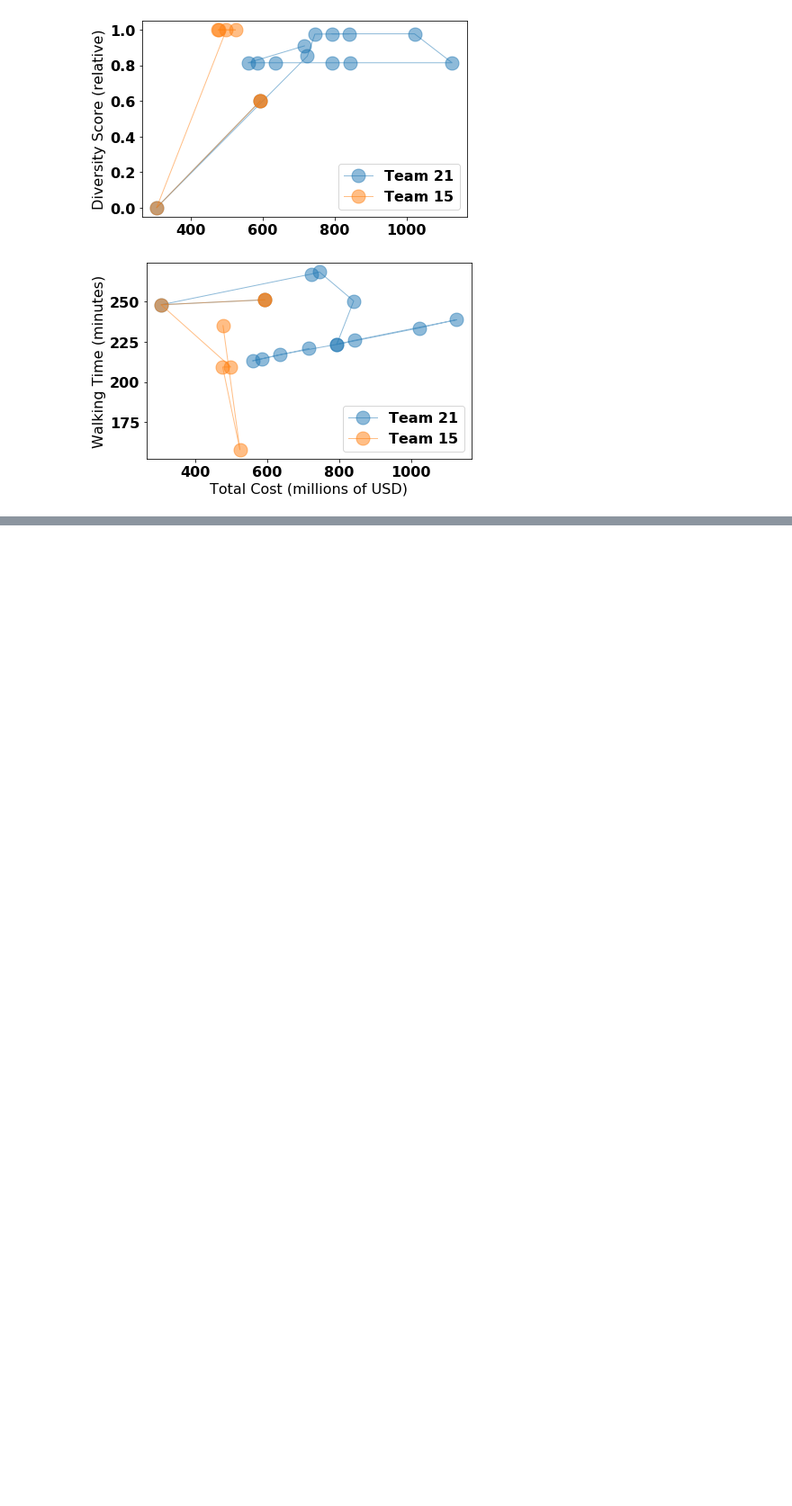
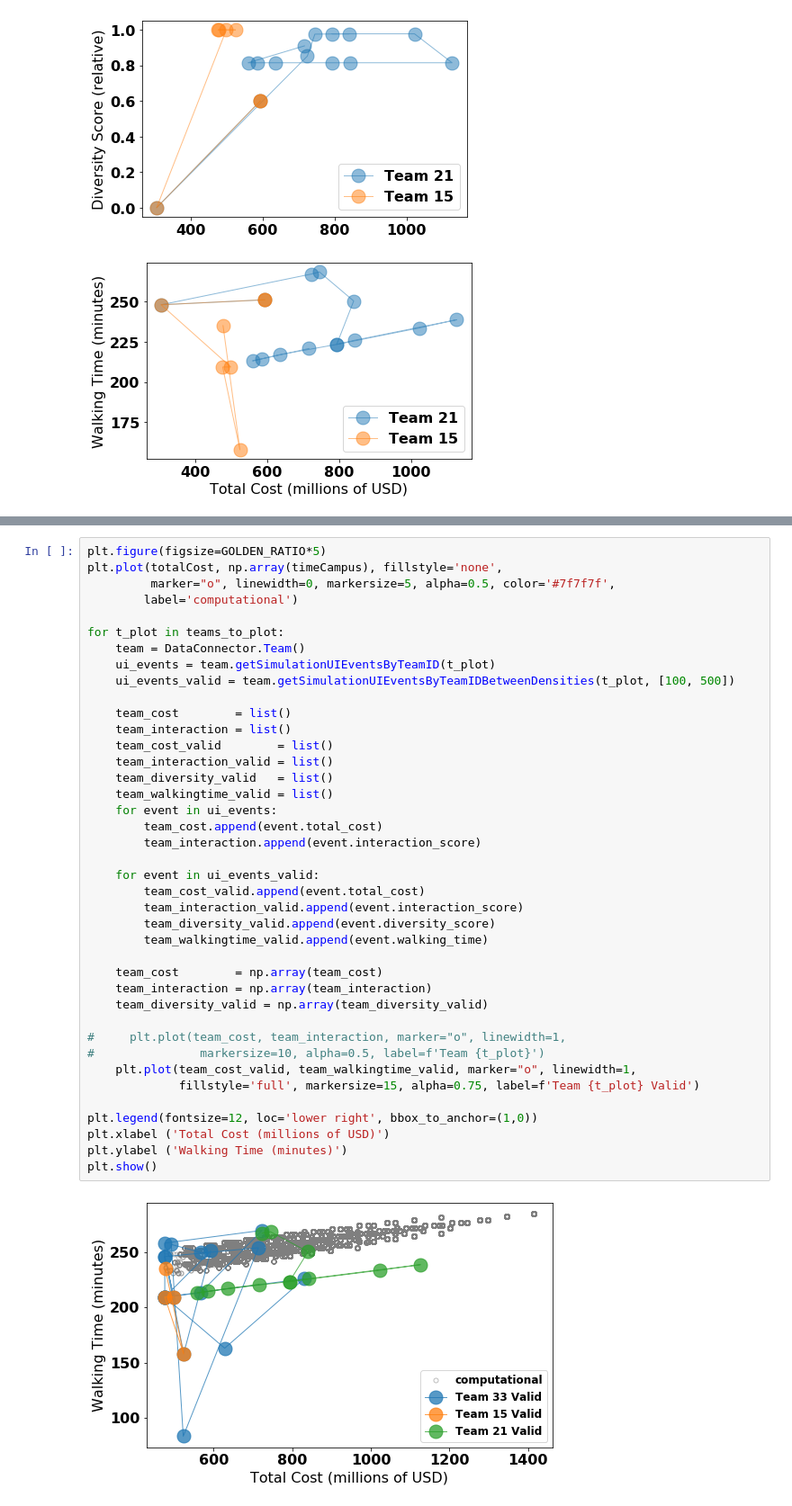
Before and after one commit to MIT-GTL-Open-Source-Public/Learning2019-PostProcessing, a Jupyter notebook: SimpleRankOrdersJupyter/TeamPlotOverTradespace-Version2.ipynb, the cells around one changed output, grey strips where cells are left out. Shown at 90% size. Drawn from its saved outputs; the diff is of its cells as text; blank space fills up the shorter version.

```diff
--- a/SimpleRankOrdersJupyter/TeamPlotOverTradespace-Version2.ipynb
+++ b/SimpleRankOrdersJupyter/TeamPlotOverTradespace-Version2.ipynb
@@ -680,0 +788,42 @@ plt.show()
+# %%
+plt.figure(figsize=GOLDEN_RATIO*5)
+plt.plot(totalCost, np.array(timeCampus), fillstyle='none',
+         marker="o", linewidth=0, markersize=5, alpha=0.5, color='#7f7f7f',
+        label='computational')
+
+for t_plot in teams_to_plot:
+    team = DataConnector.Team()
+    ui_events = team.getSimulationUIEventsByTeamID(t_plot)
+    ui_events_valid = team.getSimulationUIEventsByTeamIDBetweenDensities(t_plot, [100, 500])
+
+    team_cost        = list()
+    team_interaction = list()
+    team_cost_valid        = list()
+    team_interaction_valid = list()
+    team_diversity_valid   = list()
+    team_walkingtime_valid = list()
+    for event in ui_events:
+        team_cost.append(event.total_cost)
+        team_interaction.append(event.interaction_score)
+
+    for event in ui_events_valid:
+        team_cost_valid.append(event.total_cost)
+        team_interaction_valid.append(event.interaction_score)
+        team_diversity_valid.append(event.diversity_score)
+        team_walkingtime_valid.append(event.walking_time)
+
+    team_cost        = np.array(team_cost)
+    team_interaction = np.array(team_interaction)
+    team_diversity_valid = np.array(team_diversity_valid)
+
+#     plt.plot(team_cost, team_interaction, marker="o", linewidth=1,
+#               markersize=10, alpha=0.5, label=f'Team {t_plot}')
+    plt.plot(team_cost_valid, team_walkingtime_valid, marker="o", linewidth=1,
+             fillstyle='full', markersize=15, alpha=0.75, label=f'Team {t_plot} Valid')
+
+plt.legend(fontsize=12, loc='lower right', bbox_to_anchor=(1,0))
+plt.xlabel ('Total Cost (millions of USD)')
+plt.ylabel ('Walking Time (minutes)')
+plt.show()
+# %% [output]
+[figure, added]
```
Also changed, not shown: parts of 10 cells of this notebook.
